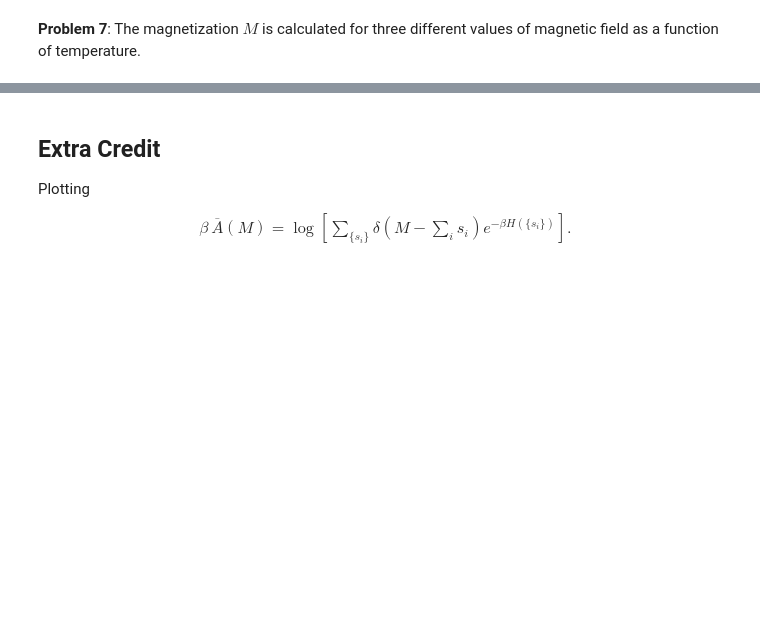
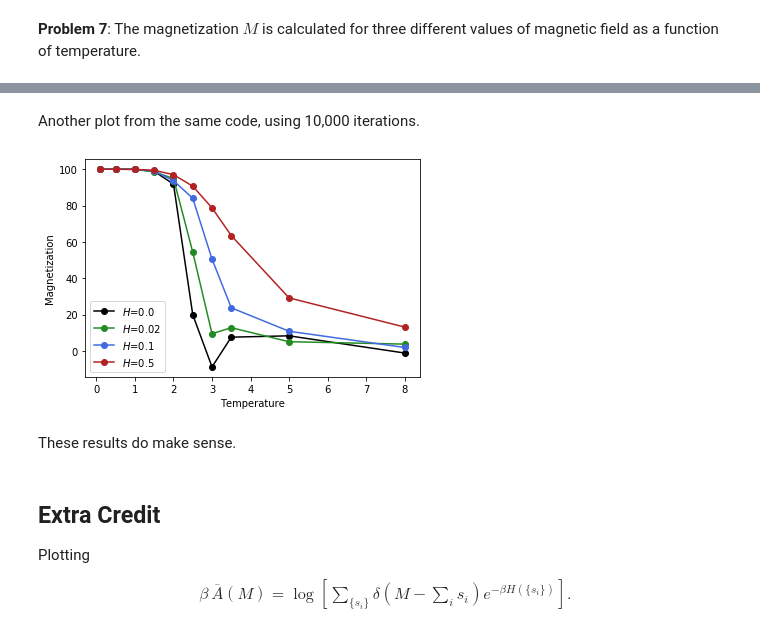
Before and after one commit to ajdominic/statmech, a Jupyter notebook: ajd_ising.ipynb, the cells around one changed output, grey strips where cells are left out. Saved outputs shown, nothing was run; the diff lists cells and outputs as text; code cells hidden in the pictures; blank space fills up the shorter version.

```diff
--- a/ajd_ising.ipynb
+++ b/ajd_ising.ipynb
@@ -193,0 +260,19 @@ plt.show()
+# %% [markdown]
+Another plot from the same code, using 10,000 iterations.
+# %%
+if exists("./big_M_list1.pkl"):
+    with open(f"./big_M_list1.pkl", "rb") as f:
+        M_list = pickle.load(f)
+clrs = ["black", "forestgreen", "royalblue", "firebrick"]
+for k in range(4):
+    plt.plot(T_array, M_list[k],
+             ls="-", marker="o",
+             c=clrs[k],
+             label="$H$="+str(H_list[k]))
+    plt.ylabel("Magnetization")
+    plt.xlabel("Temperature")
+plt.legend(loc="lower left")
+#plt.savefig("M_vs_T_10000_final.pdf")
+plt.show()
+# %% [output]
+[figure, added]
@@ -194,3 +294,5 @@ plt.show()
+# %% [markdown]
+These results do make sense.
 # %% [markdown]
 ## Extra Credit
 Plotting
```
Also changed, not shown: parts of 20 cells of this notebook.
